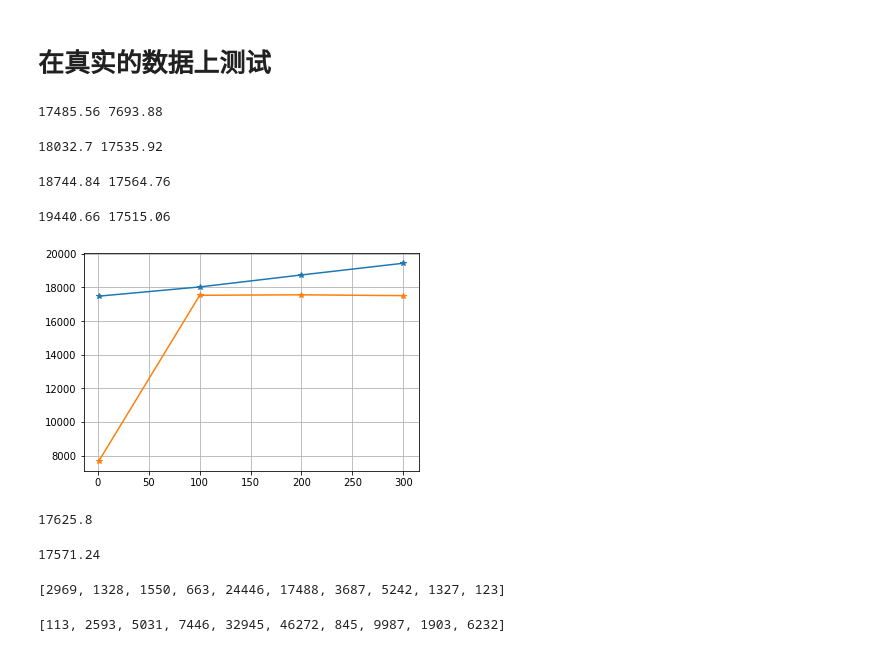
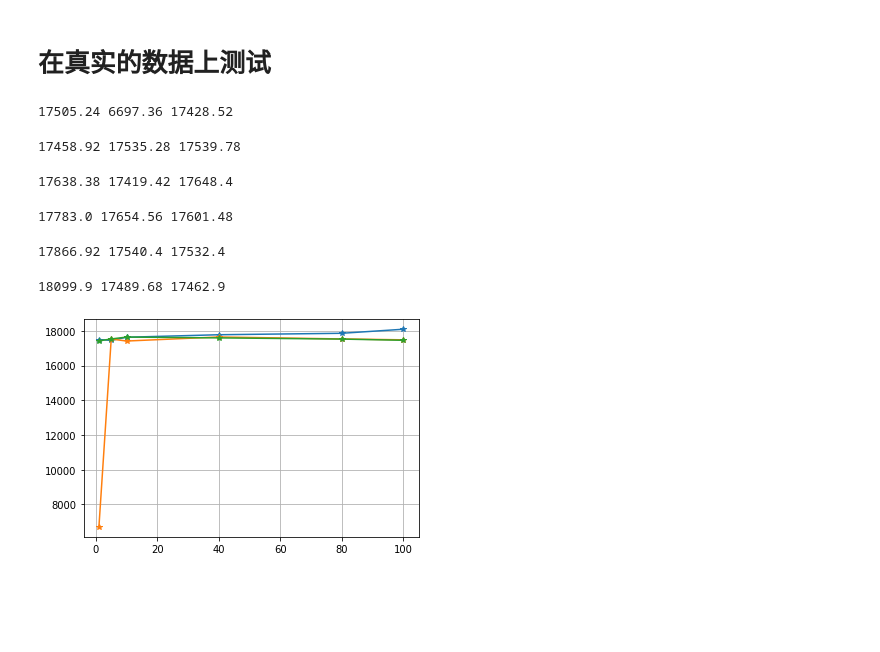
Before and after one commit to FeiGSSS/DMP_DQN, a Jupyter notebook: Verify_Learned_Q_net.ipynb, the cells around one changed output. Drawn from its saved outputs; the diff is of its cells as text; code cells hidden in the pictures; blank space fills up the shorter version.

```diff
--- a/Verify_Learned_Q_net.ipynb
+++ b/Verify_Learned_Q_net.ipynb
@@ -120,23 +124,31 @@ graph = Data(edge_index = torch.LongTensor(edge_index),
 # %%
 IMM_K = []
 Q_K = []
+Random_K = []
+
 K_range = [1, 100, 200, 300]
 before_IMM(edge_index, edge_weight)
+degree = tg.utils.degree(graph.edge_index[0]).int().numpy()
+node_by_degree = degree.argsort().tolist()[::-1]
 
 for K in K_range:
+    random_seed = node_by_degree[:K]
     imm_seed, imm_spread = IMM_infer(K=K)
     q_seed = Q_infer(agent, graph, K=K)
 
     imm_simu = simulation(edge_index, edge_weight, imm_seed, mc=500)
+    random_simu = simulation(edge_index, edge_weight, random_seed, mc=500)
     q_simu = simulation(edge_index, edge_weight, q_seed, mc=500)
-    print(imm_simu, q_simu)
+    print(imm_simu, q_simu, random_simu)
 
     IMM_K.append((imm_seed, imm_simu))
     Q_K.append((q_seed, q_simu))
+    Random_K.append((random_seed, random_simu))
 
 
 plt.plot(K_range, [s[1] for s in IMM_K], "-*")
 plt.plot(K_range, [s[1] for s in Q_K], "-*")
+plt.plot(K_range, [s[1] for s in Random_K], "-*")
 plt.grid(True)
 plt.show()
 # %% [output]
@@ -160,42 +176,44 @@ def load_data(path):
 # %%
 n, m, edge_index, edge_weight = load_data("./data/Twitter.txt")
 # %%
-twitter = Data(edge_index = torch.LongTensor(edge_index),
+graph = Data(edge_index = torch.LongTensor(edge_index),
                edge_weight = torch.Tensor(edge_weight),
                x = torch.zeros((n,1)))
 # %%
 IMM_K = []
 Q_K = []
-K_range = [1, 100, 200, 300]
+Random_K = []
+
+K_range = [1, 5, 10, 40, 80, 100]
 before_IMM(edge_index, edge_weight)
+degree = tg.utils.degree(graph.edge_index[0]).int().numpy()
+node_by_degree = degree.argsort().tolist()[::-1]
 
 for K in K_range:
+    random_seed = node_by_degree[:K]
     imm_seed, imm_spread = IMM_infer(K=K)
-    q_seed = Q_infer(agent, twitter, K=K)
+    q_seed = Q_infer(agent, graph, K=K)
 
     imm_simu = simulation(edge_index, edge_weight, imm_seed, mc=50)
+    random_simu = simulation(edge_index, edge_weight, random_seed, mc=50)
     q_simu = simulation(edge_index, edge_weight, q_seed, mc=50)
-    print(imm_simu, q_simu)
+    print(imm_simu, q_simu, random_simu)
 
     IMM_K.append((imm_seed, imm_simu))
     Q_K.append((q_seed, q_simu))
+    Random_K.append((random_seed, random_simu))
 
 
 plt.plot(K_range, [s[1] for s in IMM_K], "-*")
 plt.plot(K_range, [s[1] for s in Q_K], "-*")
+plt.plot(K_range, [s[1] for s in Random_K], "-*")
 plt.grid(True)
 plt.show()
 # %% [output]
-17485.56 7693.88
+17505.24 6697.36 17428.52
-18032.7 17535.92
+17458.92 17535.28 17539.78
-18744.84 17564.76
+17638.38 17419.42 17648.4
-19440.66 17515.06
+17783.0 17654.56 17601.48
+17866.92 17540.4 17532.4
+18099.9 17489.68 17462.9
-[figure, old version]
+[figure, new version]
-# %%
-simulation(edge_index, edge_weight, imm_seed, mc=50)
-# %% [output]
-17625.8
-# %%
-simulation(edge_index, edge_weight, q_seed, mc=50)
-# %% [output]
-17571.24
@@ -206,8 +219,0 @@ q_seed = Q_infer(agent, twitter, K=10)
-# %%
-imm_seed
-# %% [output]
-[2969, 1328, 1550, 663, 24446, 17488, 3687, 5242, 1327, 123]
-# %%
-q_seed
-# %% [output]
-[113, 2593, 5031, 7446, 32945, 46272, 845, 9987, 1903, 6232]
```
Also changed, not shown: parts of 10 cells of this notebook.
